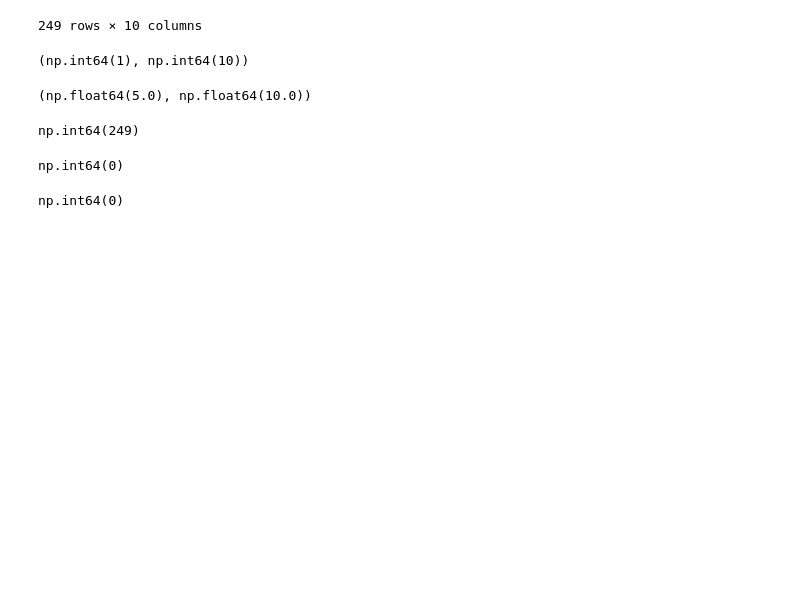
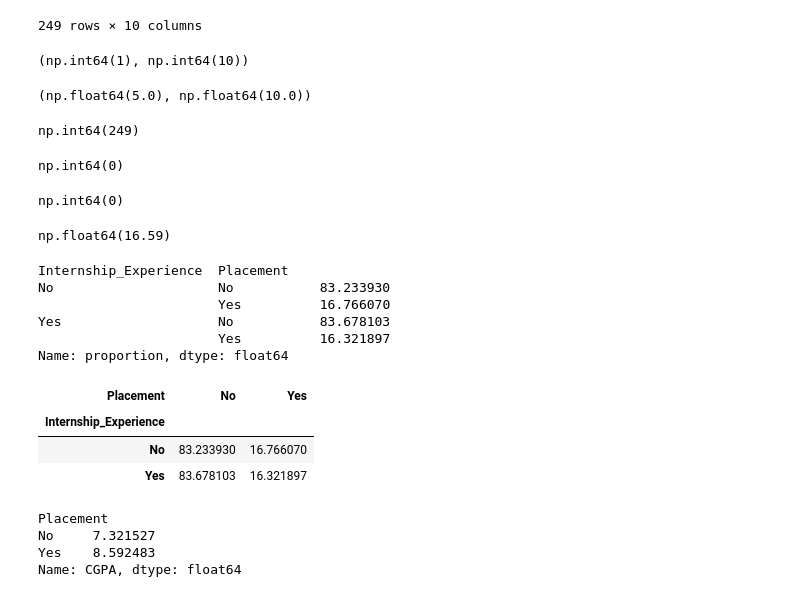
Before and after one commit to Shrexya/College-Placement-Data-Analysis, a Jupyter notebook: Notebook/placement_analysis.ipynb, the cells around one changed output. Drawn from its saved outputs; the diff is of its cells as text; code cells hidden in the pictures; blank space fills up the shorter version.

Commit message:
Complete Day 3 basic placement analysis

```diff
--- a/Notebook/placement_analysis.ipynb
+++ b/Notebook/placement_analysis.ipynb
@@ -202,3 +202,35 @@ np.int64(0)
 (df["IQ"] < 0).sum()
 # %% [output]
 np.int64(0)
+# %%
+placement_rate = (df["Placement"].value_counts()["Yes"] / len(df)) * 100
+placement_rate
+# %% [output]
+np.float64(16.59)
+# %%
+df.groupby("Internship_Experience")["Placement"].value_counts(normalize=True) * 100
+# %% [output]
+Internship_Experience  Placement
+No                     No           83.233930
+                       Yes          16.766070
+Yes                    No           83.678103
+                       Yes          16.321897
+Name: proportion, dtype: float64
+# %%
+pd.crosstab(
+    df["Internship_Experience"],
+    df["Placement"],
+    normalize="index"
+) * 100
+# %% [output]
+| Placement | No | Yes |
+| Internship_Experience |  |  |
+| No | 83.233930 | 16.766070 |
+| Yes | 83.678103 | 16.321897 |
+# %%
+df.groupby("Placement")["CGPA"].mean()
+# %% [output]
+Placement
+No     7.321527
+Yes    8.592483
+Name: CGPA, dtype: float64
```
Also changed, not shown: parts of 3 cells of this notebook, 1 other file.
